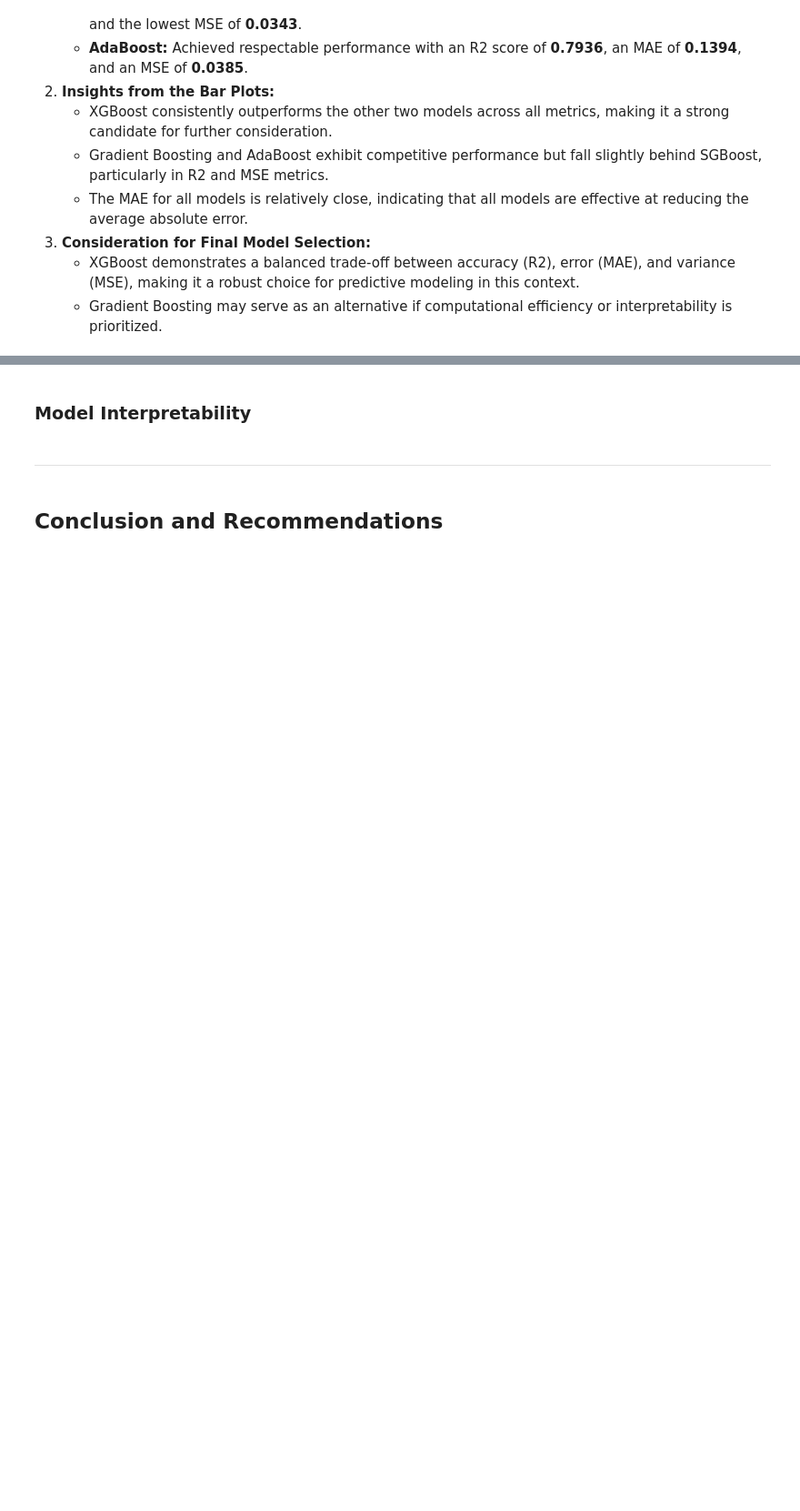
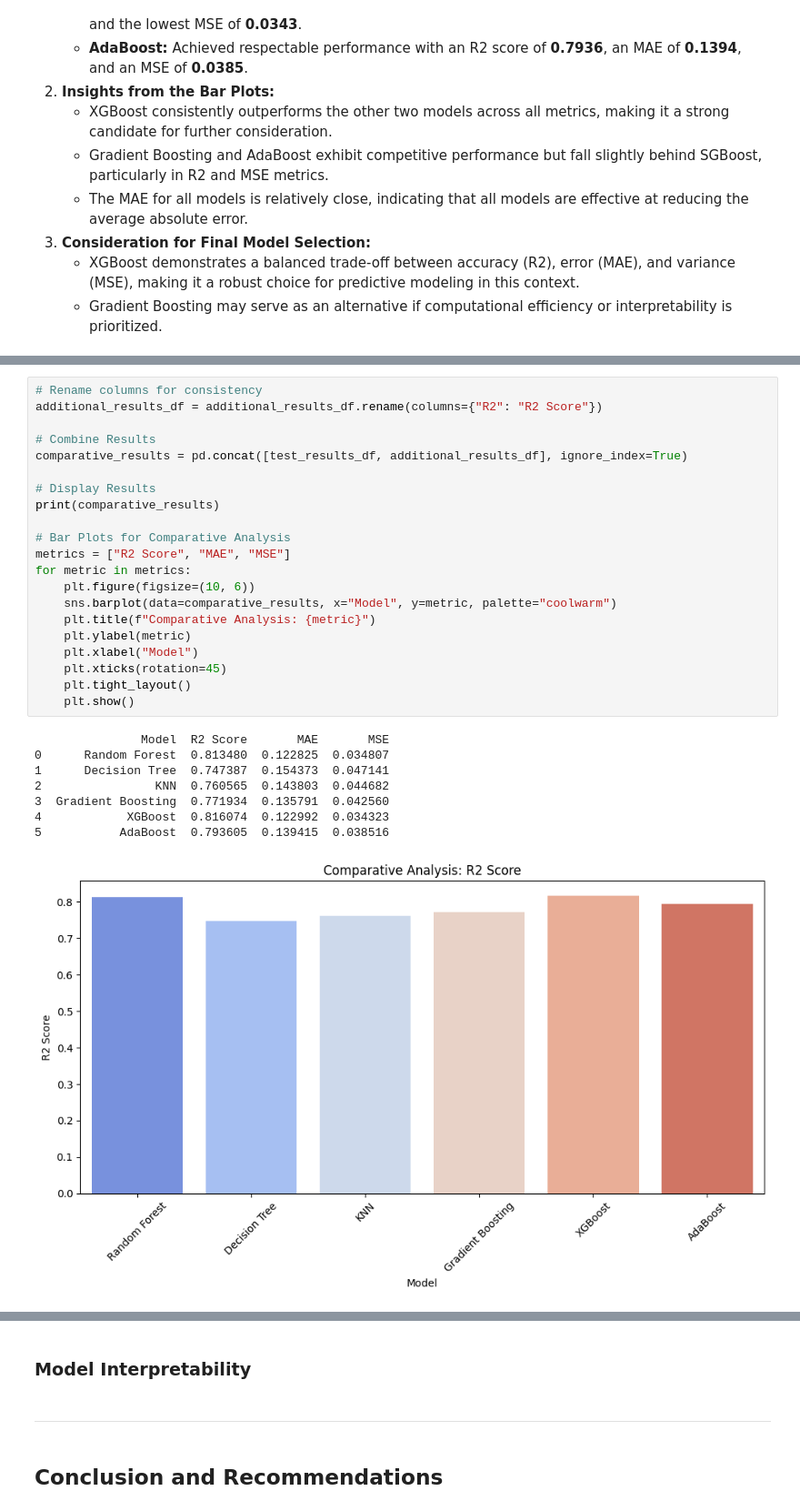
Before and after one commit to TonichaB/Predictive-Analytics-PP5, a Jupyter notebook: jupyter_notebooks/05_Model_Training_and_Evaluation.ipynb, the cells around one changed output, grey strips where cells are left out. Shown at 91% size. Cells and saved outputs as stored; diff of their text form; blank space fills up the shorter version.

Commit message:
feat: Add comprehensive comparative analysis of all models with updated metrics and visualizations.

```diff
--- a/jupyter_notebooks/05_Model_Training_and_Evaluation.ipynb
+++ b/jupyter_notebooks/05_Model_Training_and_Evaluation.ipynb
@@ -1449,0 +1452,30 @@ for metric in metrics:
+# %%
+# Rename columns for consistency
+additional_results_df = additional_results_df.rename(columns={"R2": "R2 Score"})
+
+# Combine Results
+comparative_results = pd.concat([test_results_df, additional_results_df], ignore_index=True)
+
+# Display Results
+print(comparative_results)
+
+# Bar Plots for Comparative Analysis
+metrics = ["R2 Score", "MAE", "MSE"]
+for metric in metrics:
+    plt.figure(figsize=(10, 6))
+    sns.barplot(data=comparative_results, x="Model", y=metric, palette="coolwarm")
+    plt.title(f"Comparative Analysis: {metric}")
+    plt.ylabel(metric)
+    plt.xlabel("Model")
+    plt.xticks(rotation=45)
+    plt.tight_layout()
+    plt.show()
+# %% [output]
+               Model  R2 Score       MAE       MSE
+0      Random Forest  0.813480  0.122825  0.034807
+1      Decision Tree  0.747387  0.154373  0.047141
+2                KNN  0.760565  0.143803  0.044682
+3  Gradient Boosting  0.771934  0.135791  0.042560
+4            XGBoost  0.816074  0.122992  0.034323
+5           AdaBoost  0.793605  0.139415  0.038516
+[figure, added]
```
Also changed, not shown: parts of 4 cells of this notebook.
